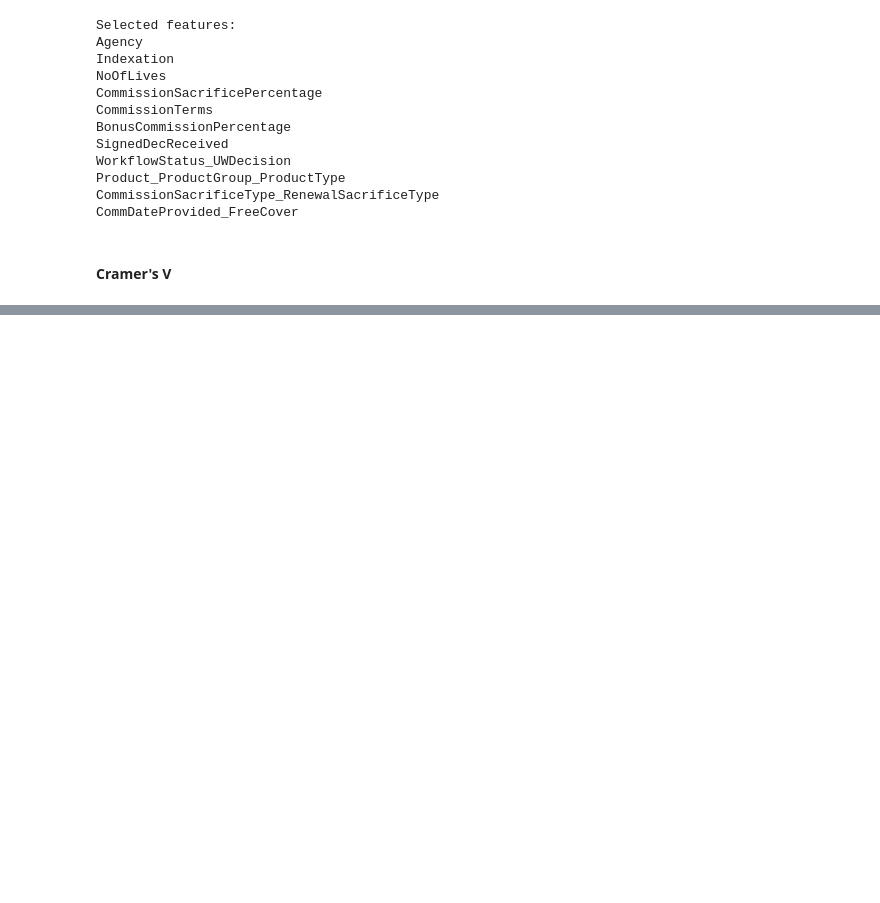
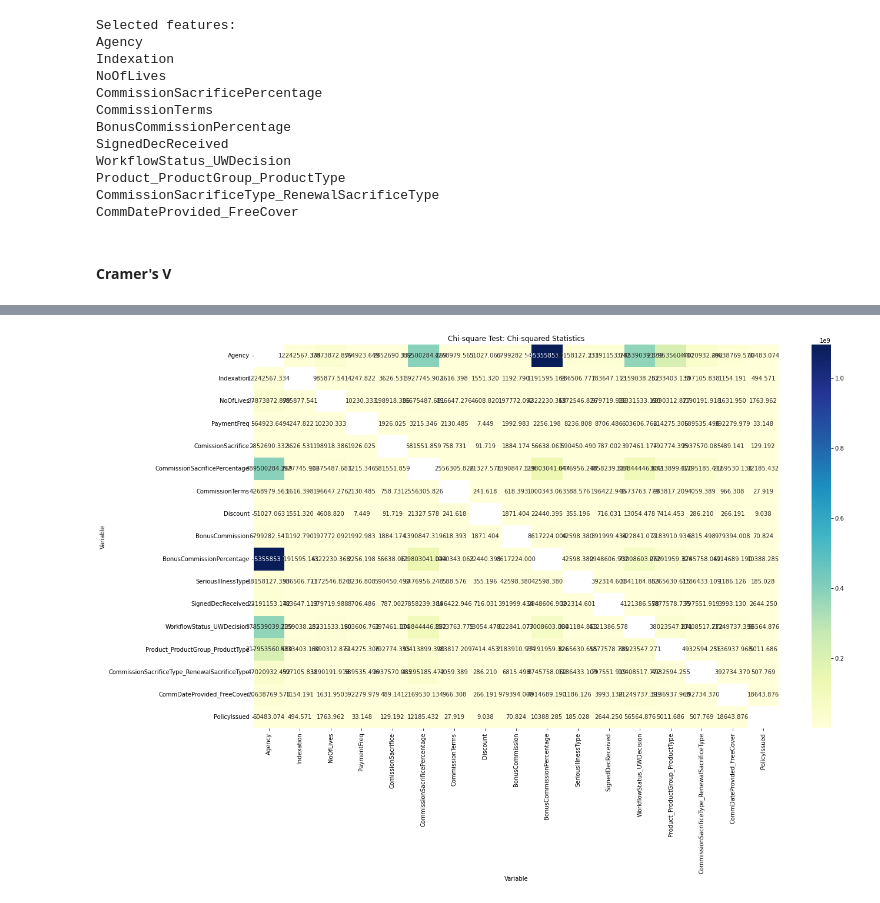
Before and after one commit to greg-la/MSc-Capstone, a Jupyter notebook: 4. Feature Engineering.ipynb, the cells around one changed output, grey strips where cells are left out. Drawn from its saved outputs; the diff is of its cells as text; code cells hidden in the pictures; blank space fills up the shorter version.

```diff
--- a/4. Feature Engineering.ipynb
+++ b/4. Feature Engineering.ipynb
@@ -710,0 +636,64 @@ sns.heatmap(pivot_table, annot=True, cmap="YlGnBu")
+# %%
+from scipy.stats import zscore
+from scipy.stats import ttest_ind
+import scipy.stats as stats
+from scipy.stats.mstats import winsorize
+from scipy.stats import chi2_contingency
+
+combined_data = np.hstack((X_train_resampled, y_train_resampled.values.reshape(-1, 1)))
+
+# Convert combined_data to a DataFrame
+train_data = pd.DataFrame(combined_data, columns=list(X_train.columns) + ['PolicyIssued'])
+
+# Perform chi-square test for each pair of categorical variables
+for column1 in train_data.select_dtypes(include='float64'):
+    for column2 in train_data.select_dtypes(include='float64'):
+        if column1 != column2:
+            contingency_table = pd.crosstab(train_data[column1], train_data[column2])
+            chi2, p_value, _, _ = chi2_contingency(contingency_table)
+            print(f"Chi-square Test: {column1} vs. {column2}")
+            print(f"Chi2 Statistic: {chi2}")
+            print(f"P-value: {p_value}")
+            print()
+
+def cramers_v(confusion_matrix):
+    chi2 = chi2_contingency(confusion_matrix)[0]
+    n = np.sum(confusion_matrix)
+    phi2 = chi2 / n
+    r, k = confusion_matrix.shape
+    phi2_corrected = max(0, phi2 - ((k - 1) * (r - 1)) / (n - 1))
+    r_corrected = r - ((r - 1) ** 2) / (n - 1)
+    k_corrected = k - ((k - 1) ** 2) / (n - 1)
+    return np.sqrt(phi2_corrected / min((k_corrected - 1), (r_corrected - 1)))
+
+# Calculate Cramer's V for variables
+for column1 in train_data:
+    for column2 in train_data:
+        if column1 != column2:
+            contingency_table = pd.crosstab(train_data[column1], train_data[column2])
+            v = cramers_v(contingency_table.values)
+            print(f"{column1} vs. {column2}")
+            print(f"Cramer's V: {v}")
+            print(f"Chi2 Statistic: {chi2}")
+            print(f"P-value: {p_value}")
+            print()
+
+# Create an empty dataframe to store Chi-squared statistics
+chi2_stats_df = pd.DataFrame(index=train_data.select_dtypes(include='float64').columns, columns=train_data.select_dtypes(include='float64').columns)
+
+# Perform chi-square test for each pair of categorical variables
+for column1 in train_data:
+    for column2 in train_data:
+        if column1 != column2:
+            contingency_table = pd.crosstab(train_data[column1], train_data[column2])
+            chi2_stat, _, _, _ = chi2_contingency(contingency_table)
+            chi2_stats_df.loc[column1, column2] = chi2_stat
+
+# Create a heatmap of the Chi-squared statistics
+plt.figure(figsize=(20, 12))
+sns.heatmap(chi2_stats_df.astype(float), annot=True, fmt=".3f", cmap='YlGnBu')
+plt.xlabel('Variable')
+plt.ylabel('Variable')
+plt.title('Chi-square Test: Chi-squared Statistics')
+plt.show()
+# %% [output]
@@ -711,3 +717,4 @@ sns.heatmap(pivot_table, annot=True, cmap="YlGnBu")
+[figure, added]
 # %% [markdown]
 Based on the Cramer's V and p-values, the features that are highly correlated with PolicyIssued and are likely to be important predictors are:
 
```
Also changed, not shown: parts of 6 cells of this notebook, 6 other files.
